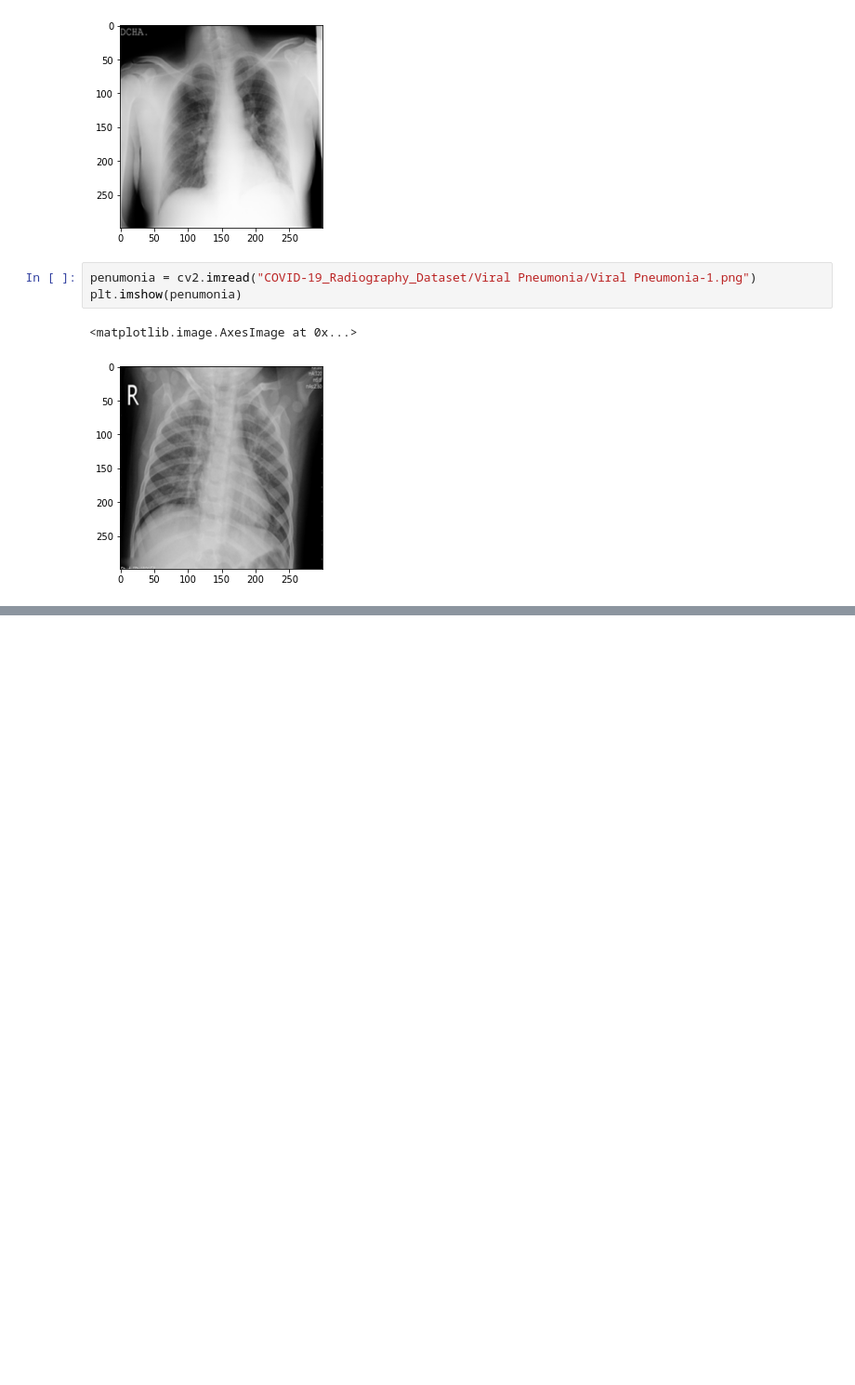
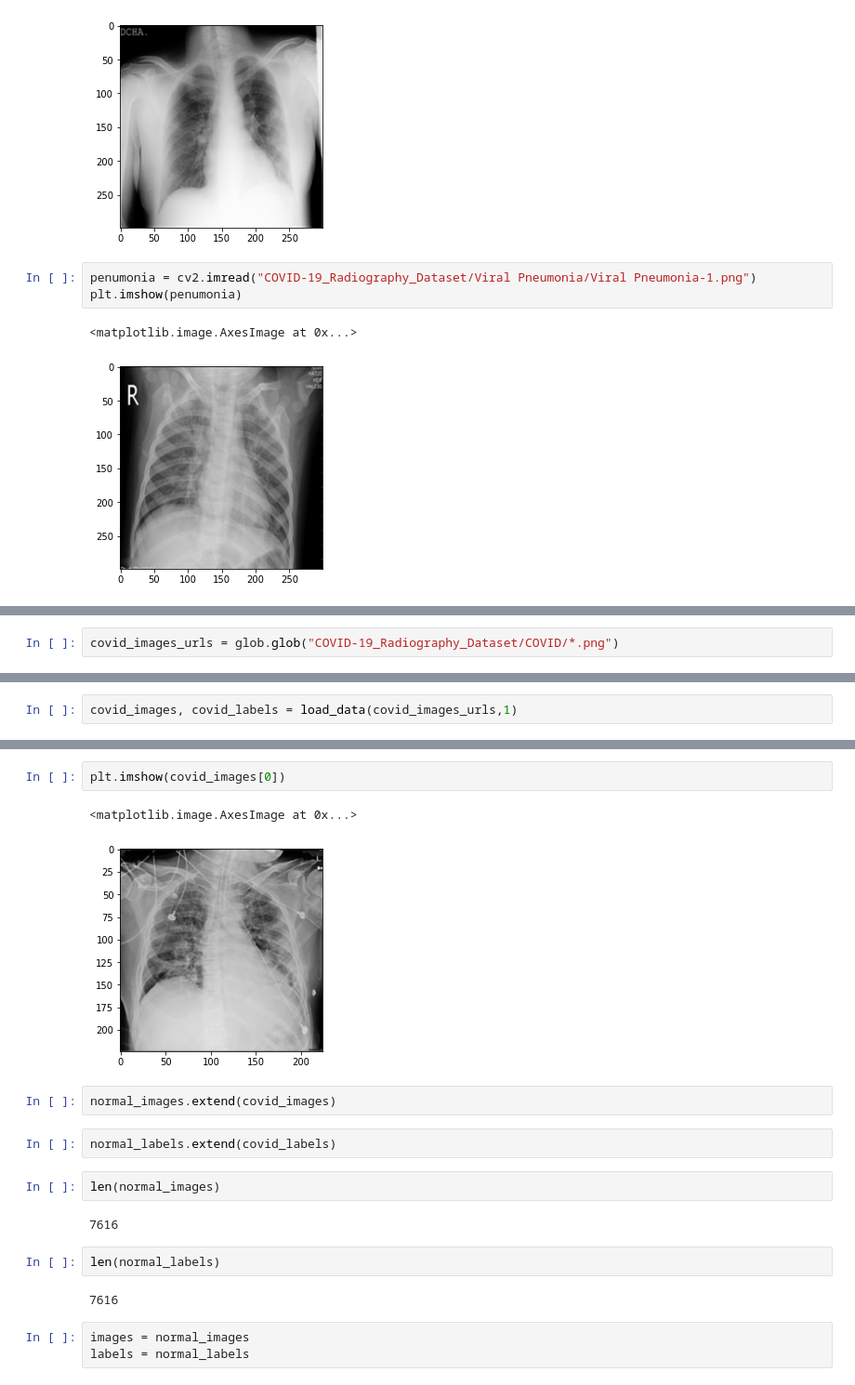
Before and after one commit to brainmentorspvtltd/MSIT_ML_Dec_21, a Jupyter notebook: CovidXRayClassification.ipynb, the cells around one changed output, grey strips where cells are left out. Shown: that part at 93% size. Saved outputs shown, nothing was run; the diff lists cells and outputs as text; blank space fills up the shorter version.

```diff
--- a/CovidXRayClassification.ipynb
+++ b/CovidXRayClassification.ipynb
@@ -64,0 +88,2 @@ plt.imshow(penumonia)
+# %%
+covid_images_urls = glob.glob("COVID-19_Radiography_Dataset/COVID/*.png")
@@ -64,0 +123,2 @@ plt.imshow(penumonia)
+# %%
+covid_images, covid_labels = load_data(covid_images_urls,1)
@@ -64,0 +132,20 @@ plt.imshow(penumonia)
+# %%
+plt.imshow(covid_images[0])
+# %% [output]
+<matplotlib.image.AxesImage at 0x...>
+[figure, added]
+# %%
+normal_images.extend(covid_images)
+# %%
+normal_labels.extend(covid_labels)
+# %%
+len(normal_images)
+# %% [output]
+7616
+# %%
+len(normal_labels)
+# %% [output]
+7616
+# %%
+images = normal_images
+labels = normal_labels
```
Also changed, not shown: parts of 30 cells of this notebook.
